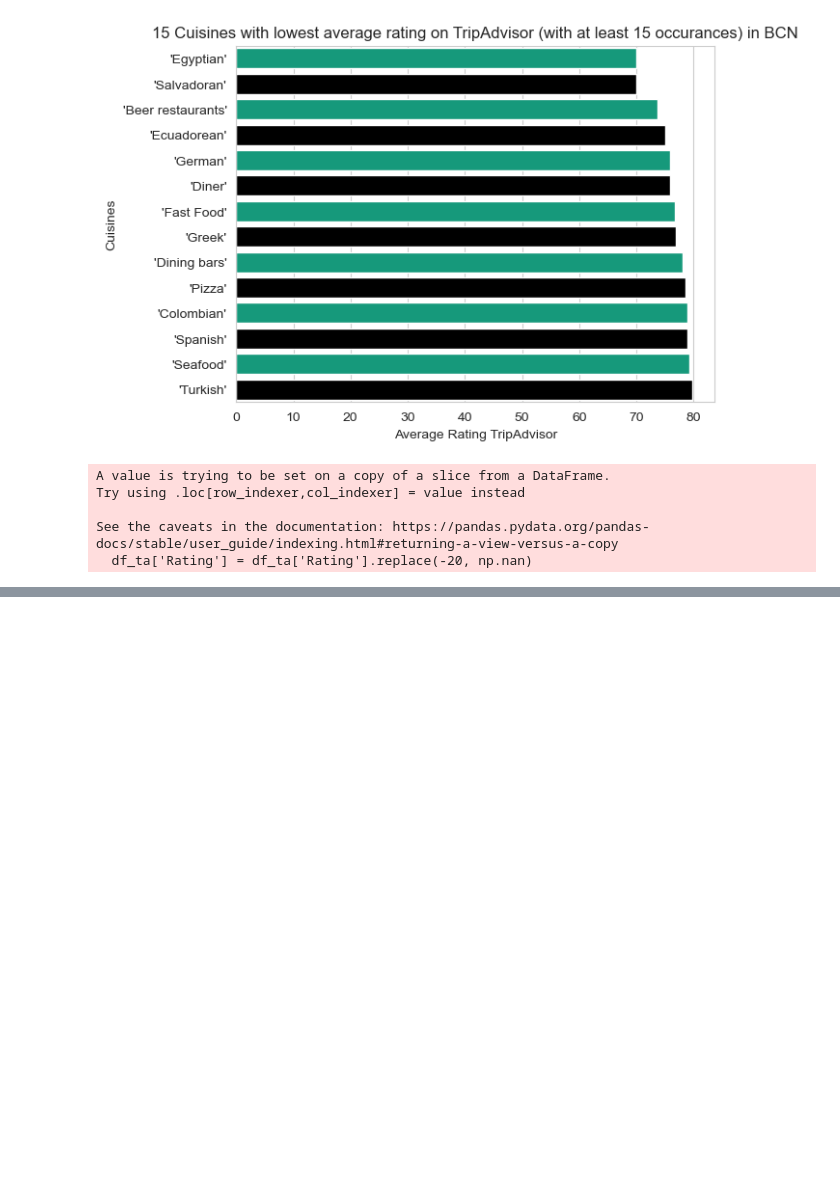
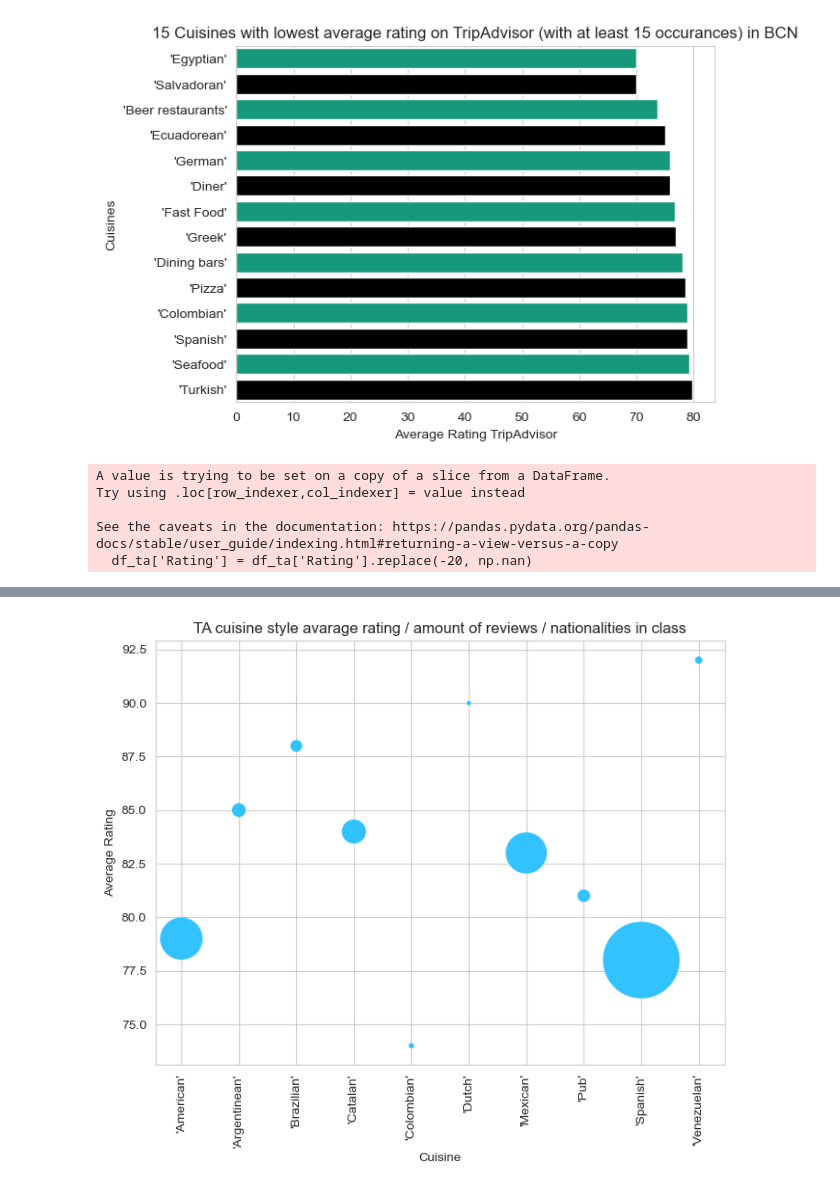
Before and after one commit to TimKuijten/Project2, a Jupyter notebook: ipynb/visualization/viz_ta.ipynb, the cells around one changed output, grey strips where cells are left out. Saved outputs shown, nothing was run; the diff lists cells and outputs as text; code cells hidden in the pictures; blank space fills up the shorter version.

```diff
--- a/ipynb/visualization/viz_ta.ipynb
+++ b/ipynb/visualization/viz_ta.ipynb
@@ -143,0 +233,12 @@ plt.show()
+# %%
+result2 = result[result.Cuisine1.isin(["'Spanish'", "'Catalan'", "'Dutch'", "'Pub'", "'Mexican'", "'Venezuelan'", "'Argentinean'", "'Brazilian'", "'Colombian'", "'American'"])]
+
+plt.figure(figsize=(8,6))
+plt.scatter(x=result2['Cuisine1'], y=result2['Rating'], s=result2['Review_Count']/25, alpha=1, color="#32c3ff")
+plt.xlabel('Cuisine')
+plt.ylabel('Average Rating')
+plt.title("TA cuisine style avarage rating / amount of reviews / nationalities in class")
+plt.xticks(rotation=90)
+plt.show()
+# %% [output]
+[figure, added]
```
Also changed, not shown: parts of 6 cells of this notebook, 5 other files.
